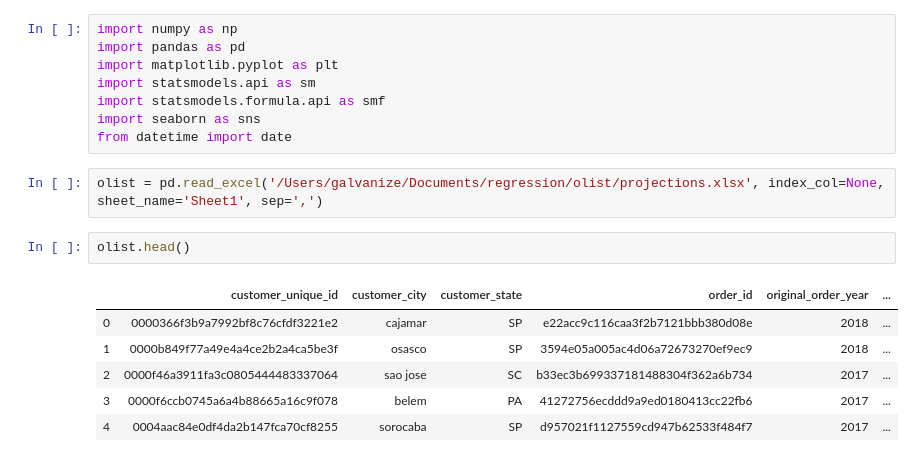
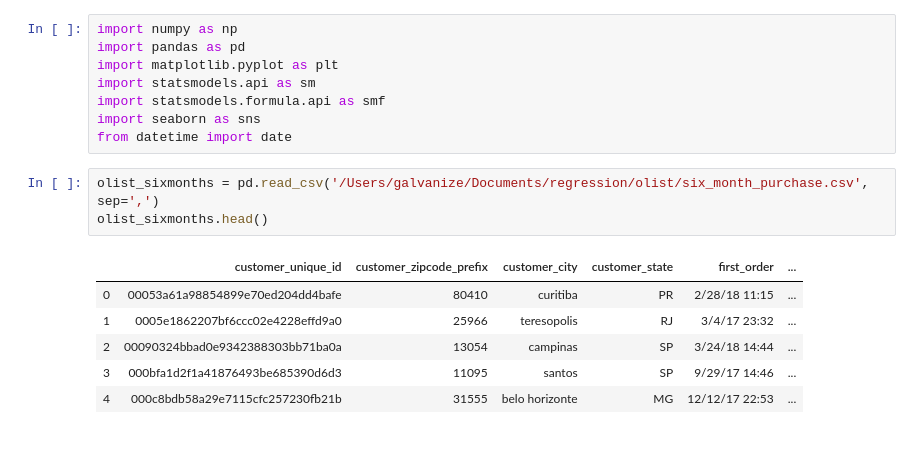
Before and after one commit to Carlene/olist_project, a Jupyter notebook: six_months.ipynb, the cells around one changed output. Saved outputs shown, nothing was run; the diff lists cells and outputs as text.

```diff
--- a/six_months.ipynb
+++ b/six_months.ipynb
@@ -7,13 +7,12 @@ import statsmodels.formula.api as smf
 import seaborn as sns
 from datetime import date
 # %%
-olist = pd.read_excel('/Users/galvanize/Documents/regression/olist/projections.xlsx', index_col=None, sheet_name='Sheet1', sep=',')
+olist_sixmonths = pd.read_csv('/Users/galvanize/Documents/regression/olist/six_month_purchase.csv', sep=',')
+olist_sixmonths.head()
+# %% [output]
+|  | customer_unique_id | customer_zipcode_prefix | customer_city | customer_state | first_order | ... |
+| 0 | 00053a61a98854899e70ed204dd4bafe | 80410 | curitiba | PR | 2/28/18 11:15 | ... |
+| 1 | 0005e1862207bf6ccc02e4228effd9a0 | 25966 | teresopolis | RJ | 3/4/17 23:32 | ... |
+| 2 | 00090324bbad0e9342388303bb71ba0a | 13054 | campinas | SP | 3/24/18 14:44 | ... |
+| 3 | 000bfa1d2f1a41876493be685390d6d3 | 11095 | santos | SP | 9/29/17 14:46 | ... |
+| 4 | 000c8bdb58a29e7115cfc257230fb21b | 31555 | belo horizonte | MG | 12/12/17 22:53 | ... |
-# %%
-olist.head()
-# %% [output]
-|  | customer_unique_id | customer_city | customer_state | order_id | original_order_year | ... |
-| 0 | 0000366f3b9a7992bf8c76cfdf3221e2 | cajamar | SP | e22acc9c116caa3f2b7121bbb380d08e | 2018 | ... |
-| 1 | 0000b849f77a49e4a4ce2b2a4ca5be3f | osasco | SP | 3594e05a005ac4d06a72673270ef9ec9 | 2018 | ... |
-| 2 | 0000f46a3911fa3c0805444483337064 | sao jose | SC | b33ec3b699337181488304f362a6b734 | 2017 | ... |
-| 3 | 0000f6ccb0745a6a4b88665a16c9f078 | belem | PA | 41272756ecddd9a9ed0180413cc22fb6 | 2017 | ... |
-| 4 | 0004aac84e0df4da2b147fca70cf8255 | sorocaba | SP | d957021f1127559cd947b62533f484f7 | 2017 | ... |
```
Also changed, not shown: parts of 25 cells of this notebook, 5 other files.
